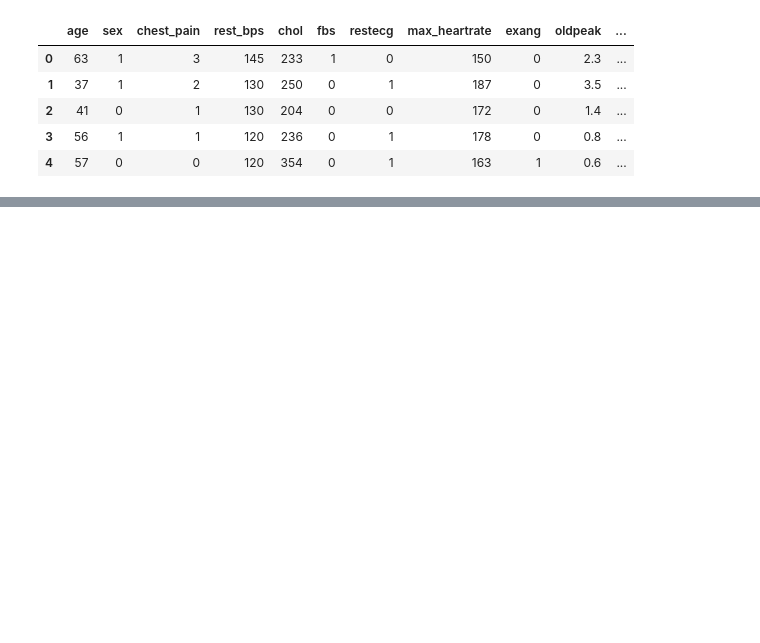
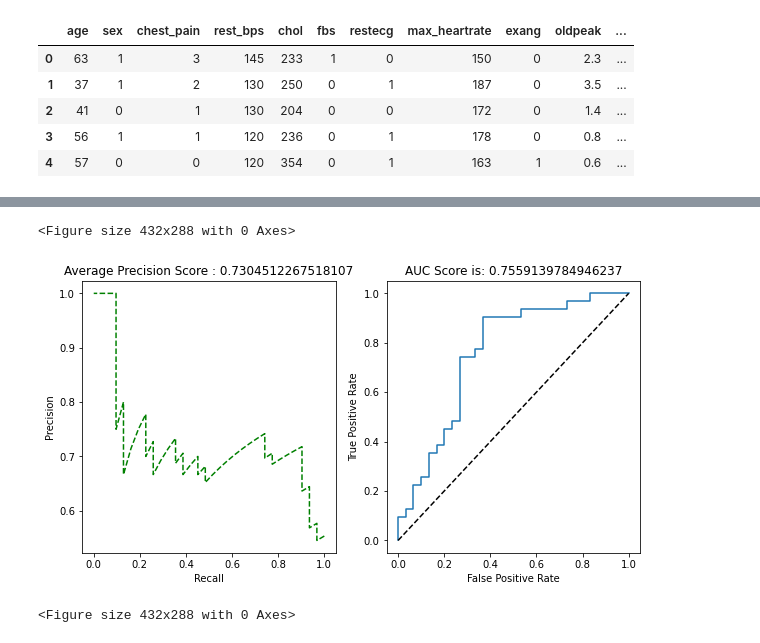
Before and after one commit to lara-sj/TDADS-assignments, a Jupyter notebook: Heart Disease (Neural Networks).ipynb, the cells around one changed output, grey strips where cells are left out. Cells and saved outputs as stored; diff of their text form; code cells hidden in the pictures; blank space fills up the shorter version.

```diff
--- a/Heart Disease (Neural Networks).ipynb
+++ b/Heart Disease (Neural Networks).ipynb
@@ -451,6 +458 @@ from sklearn.model_selection import train_test_split
 X_train, X_test, y_train, y_test = train_test_split(X, y, test_size = 0.2, random_state = 1)
-# %%
-from sklearn.preprocessing import StandardScaler
-sc = StandardScaler()
-X_train = sc.fit_transform(X_train)
-X_test = sc.transform(X_test)
@@ -464,0 +459,5 @@ NameError: name 'keras' is not defined
+# %%
+#clf = MLPClassifier(hidden_layer_sizes=(150,100,50), max_iter=300,activation = 'relu',solver='adam',random_state=1)
+clf = MLPClassifier(hidden_layer_sizes=(500,200,100), max_iter=200,activation = 'tanh', learning_rate = 'adaptive', learning_rate_init = 0.0001, solver='adam',random_state=1)
+# %%
+clf.fit(X_train, y_train)
@@ -464,0 +502,20 @@ NameError: name 'keras' is not defined
+# %%
+def plotting(true,pred):
+    fig,ax=plt.subplots(1,2,figsize=(10,5))
+    precision,recall,threshold = precision_recall_curve(true,pred[:,1])
+    ax[0].plot(recall,precision,'g--')
+    ax[0].set_xlabel('Recall')
+    ax[0].set_ylabel('Precision')
+    ax[0].set_title("Average Precision Score : {}".format(average_precision_score(true,pred[:,1])))
+    fpr,tpr,threshold = roc_curve(true,pred[:,1])
+    ax[1].plot(fpr,tpr)
+    ax[1].set_title("AUC Score is: {}".format(auc(fpr,tpr)))
+    ax[1].plot([0,1],[0,1],'k--')
+    ax[1].set_xlabel('False Positive Rate')
+    ax[1].set_ylabel('True Positive Rate')
+plotting(y_test,clf.predict_proba(X_test))
+plt.figure()
+# %% [output]
+<Figure size 432x288 with 0 Axes>
+[figure, added]
+<Figure size 432x288 with 0 Axes>
```
Also changed, not shown: parts of 12 cells of this notebook.
